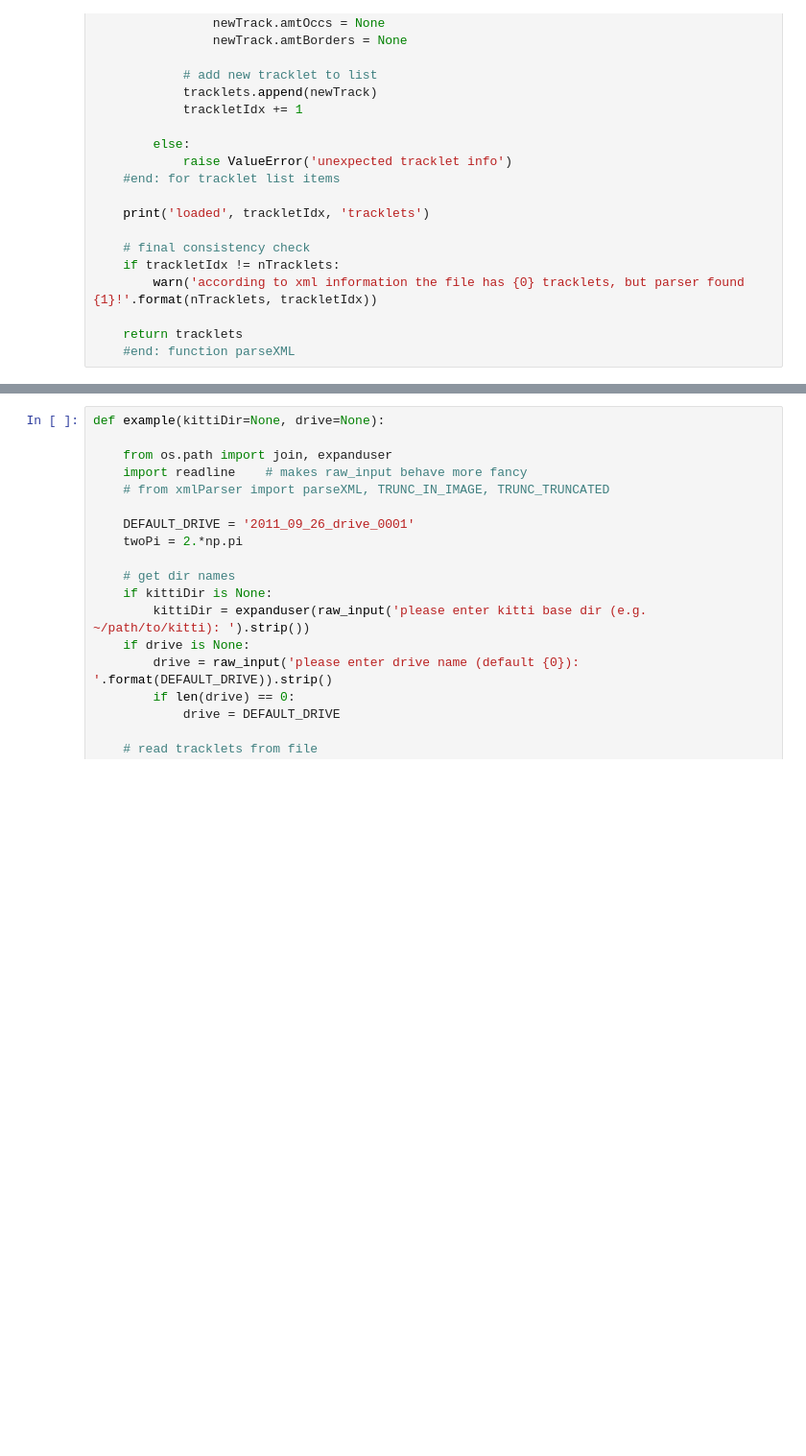
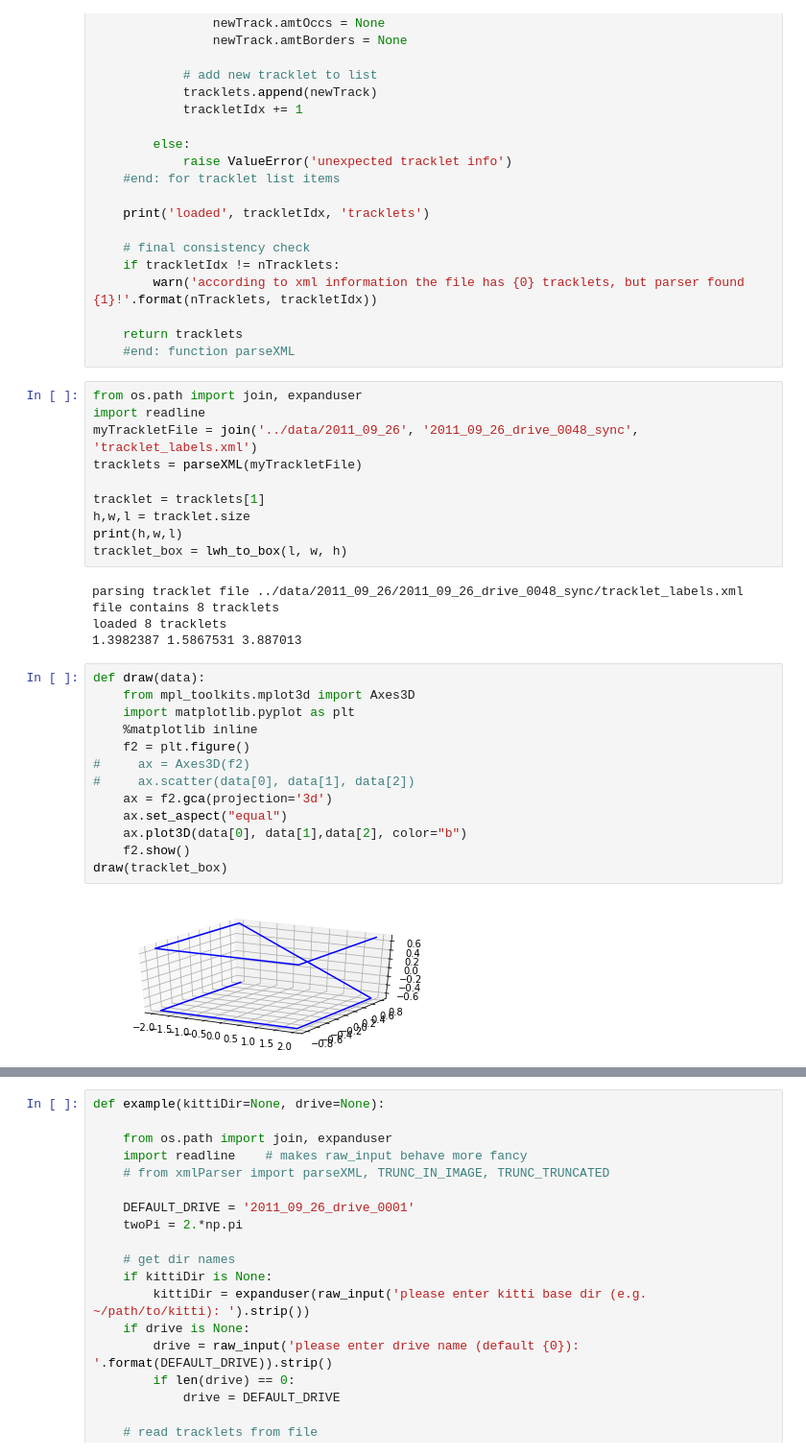
Before and after one commit to stayrascal/ml-fifth-division, a Jupyter notebook: notebooks/example/parseTrackletXML.ipynb, the cells around one changed output, grey strips where cells are left out. Shown at 96% size. Drawn from its saved outputs; the diff is of its cells as text; blank space fills up the shorter version.

Commit message:
update parse tracklet xml

```diff
--- a/notebooks/example/parseTrackletXML.ipynb
+++ b/notebooks/example/parseTrackletXML.ipynb
@@ -238,3 +238,33 @@ def parseXML(trackletFile):
 
     return tracklets
     #end: function parseXML
+# %%
+from os.path import join, expanduser
+import readline
+myTrackletFile = join('../data/2011_09_26', '2011_09_26_drive_0048_sync', 'tracklet_labels.xml')
+tracklets = parseXML(myTrackletFile)
+
+tracklet = tracklets[1]
+h,w,l = tracklet.size
+print(h,w,l)
+tracklet_box = lwh_to_box(l, w, h)
+# %% [output]
+parsing tracklet file ../data/2011_09_26/2011_09_26_drive_0048_sync/tracklet_labels.xml
+file contains 8 tracklets
+loaded 8 tracklets
+1.3982387 1.5867531 3.887013
+# %%
+def draw(data):
+    from mpl_toolkits.mplot3d import Axes3D
+    import matplotlib.pyplot as plt
+    %matplotlib inline
+    f2 = plt.figure()
+#     ax = Axes3D(f2)
+#     ax.scatter(data[0], data[1], data[2])
+    ax = f2.gca(projection='3d')
+    ax.set_aspect("equal")
+    ax.plot3D(data[0], data[1],data[2], color="b")
+    f2.show()
+draw(tracklet_box)
+# %% [output]
+[figure, added]
```
Also changed, not shown: parts of 9 cells of this notebook, 1 other file.
